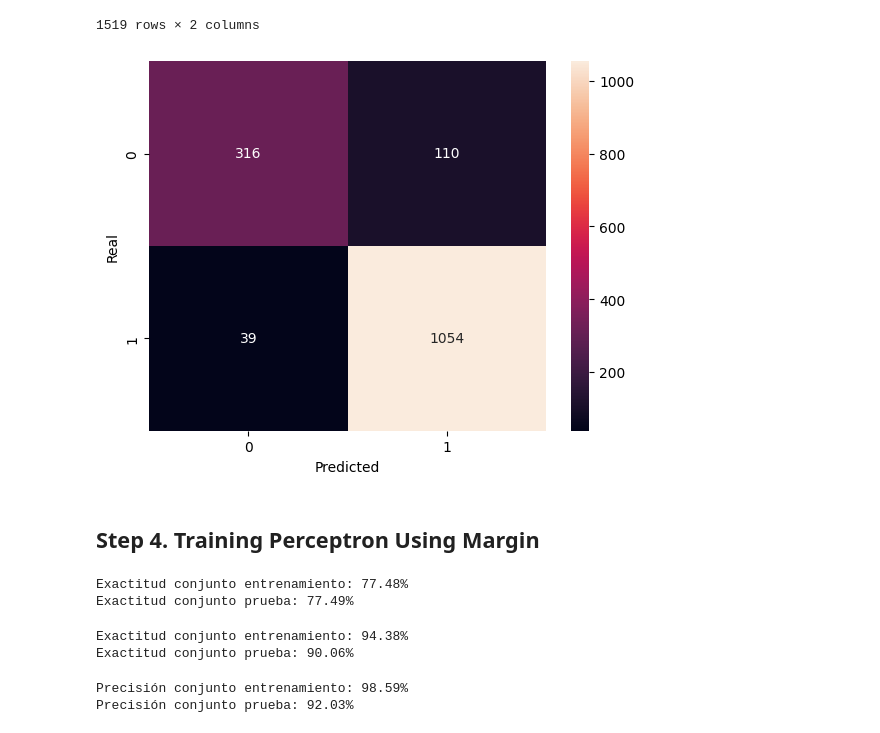
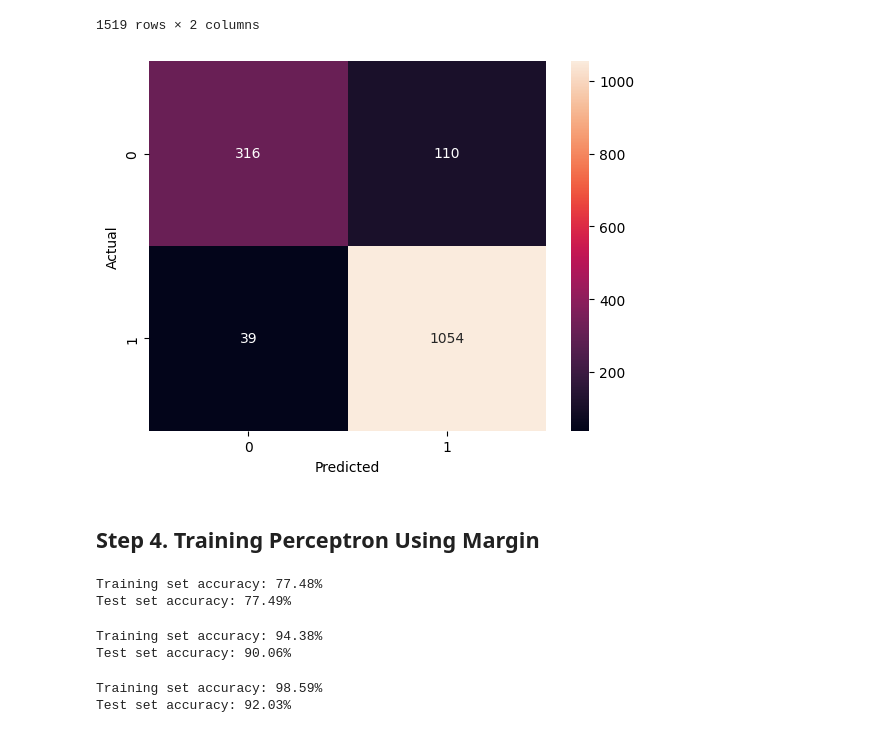
Before and after one commit to chaveroricardo/ClassificadorCancerEsofago, a Jupyter notebook: Notebooks/PerceptronClasificadorCancerEsófago.ipynb, the cells around one changed output. Cells and saved outputs as stored; diff of their text form; code cells hidden in the pictures.

```diff
--- a/Notebooks/PerceptronClasificadorCancerEsófago.ipynb
+++ b/Notebooks/PerceptronClasificadorCancerEsófago.ipynb
@@ -360,17 +359,17 @@ df
 | 4906 | 1 | 1 |
 1519 rows × 2 columns
 # %%
-# Matriz de confusión
+# Confusion matrix
 
 confusion_matrix = pd.crosstab(df['Y_Real'],
                                df['Y_Prediccion'],
-                               rownames=['Real'],
+                               rownames=['Actual'],
                                colnames=['Predicted'])
 confusion_matrix
 sns.heatmap(confusion_matrix, annot=True, fmt='g')
 plt.show()
 # %% [output]
-[figure, old version]
+[figure, new version]
 # %% [markdown]
 ## Step 4. Training Perceptron Using Margin
 # %%
@@ -379,13 +378,13 @@ model2 = Perceptron(max_iter=1000,
                     verbose=False,
                     penalty='l2',
                     alpha=0.0001)
-model2.fit(X_train,y_train)
+model2.fit(X_train, y_train)
 
-print("Exactitud conjunto entrenamiento: %.2f%%" % (model2.score(X_train, y_train)*100.0))
-print("Exactitud conjunto prueba: %.2f%%" % (model2.score(X_test, y_test)*100.0))
+print("Training set accuracy: %.2f%%" % (model2.score(X_train, y_train)*100.0))
+print("Test set accuracy: %.2f%%" % (model2.score(X_test, y_test)*100.0))
 # %% [output]
-Exactitud conjunto entrenamiento: 77.48%
-Exactitud conjunto prueba: 77.49%
+Training set accuracy: 77.48%
+Test set accuracy: 77.49%
 # %%
 model3 = Perceptron(max_iter=1000,
                     random_state=0,
@@ -393,22 +392,20 @@ model3 = Perceptron(max_iter=1000,
                     penalty='l2',
                     alpha=0.000005)
 
-model3.fit(X_train,y_train)
+model3.fit(X_train, y_train)
 
-print("Exactitud conjunto entrenamiento: %.2f%%" % (model3.score(X_train,
-                                                                 y_train)*100.0))
-print("Exactitud conjunto prueba: %.2f%%" % (model3.score(X_test,
-                                                          y_test)*100.0))
+print("Training set accuracy: %.2f%%" % (model3.score(X_train, y_train)*100.0))
+print("Test set accuracy: %.2f%%" % (model3.score(X_test, y_test)*100.0))
 # %% [output]
-Exactitud conjunto entrenamiento: 94.38%
-Exactitud conjunto prueba: 90.06%
+Training set accuracy: 94.38%
+Test set accuracy: 90.06%
 # %%
-model4 = Perceptron(max_iter=1000,  random_state=0, verbose=False,
+model4 = Perceptron(max_iter=1000, random_state=0, verbose=False,
                     penalty='l2', alpha=0.000001)
-model4.fit(X_train,y_train)
+model4.fit(X_train, y_train)
 
-print("Exactitud conjunto entrenamiento: %.2f%%" % (model4.score(  X_train, y_train)*100.0))
-print("Exactitud conjunto prueba: %.2f%%" % (model4.score(X_test, y_test)*100.0))
+print("Training set accuracy: %.2f%%" % (model4.score(X_train, y_train)*100.0))
+print("Test set accuracy: %.2f%%" % (model4.score(X_test, y_test)*100.0))
 # %% [output]
-Precisión conjunto entrenamiento: 98.59%
-Precisión conjunto prueba: 92.03%
+Training set accuracy: 98.59%
+Test set accuracy: 92.03%
```
Also changed, not shown: parts of 3 cells of this notebook.
